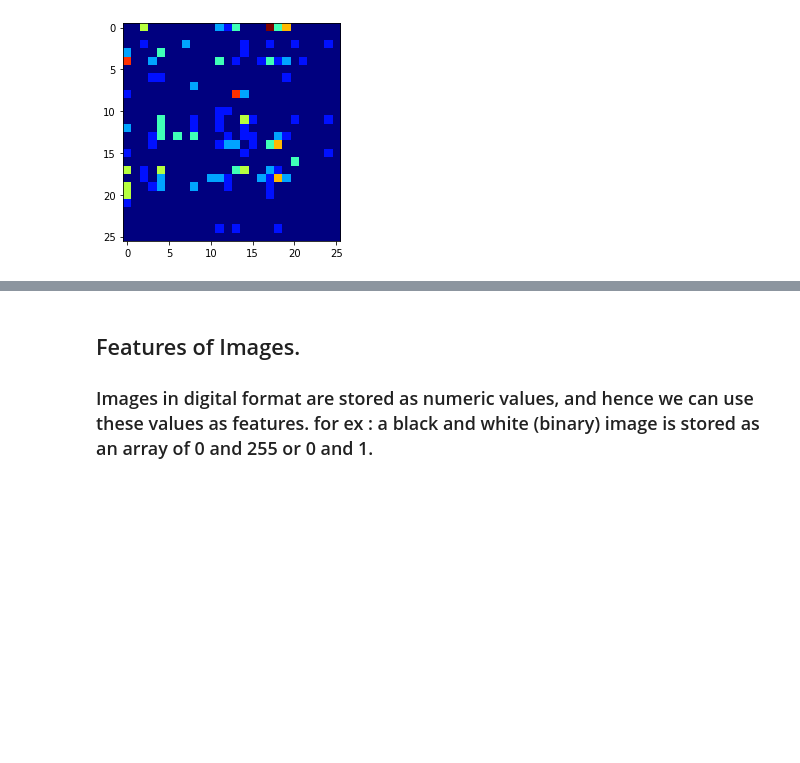
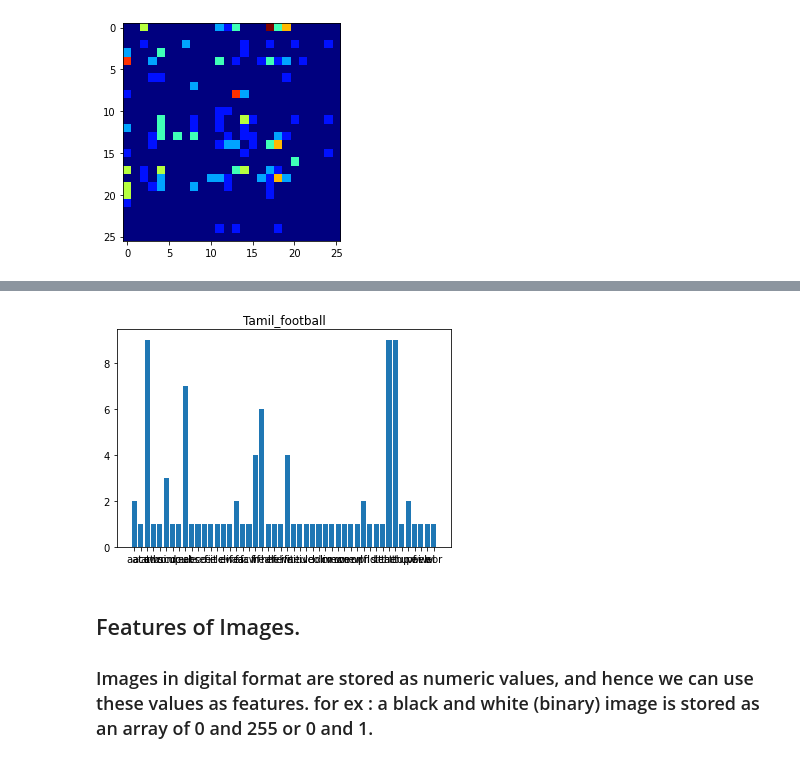
Before and after one commit to tpc1/fmml-jan-, a Jupyter notebook: FMML_M1L2_Features_Feb22.ipynb, the cells around one changed output, grey strips where cells are left out. Drawn from its saved outputs; the diff is of its cells as text; code cells hidden in the pictures; blank space fills up the shorter version.

```diff
--- a/FMML_M1L2_Features_Feb22.ipynb
+++ b/FMML_M1L2_Features_Feb22.ipynb
@@ -336,3 +336,5 @@ bifr2 = plotbihistogram(bigram_mal)
 # %% [output]
 [figure]
 [figure]
+# %%
+trigram_tamil = Counter(ngrams(tamil,3)) #trigrams
@@ -339,3 +361,10 @@ bifr2 = plotbihistogram(bigram_mal)
+# %%
+
+plothistogram(trigram_tamil)
+plt.title('Tamil_football')
+plt.show()
+# %% [output]
+[figure, added]
 # %% [markdown]
 ## Features of Images.
 ### Images in digital format are stored as numeric values, and hence we can use these values as features. for ex : a black and white (binary) image is stored as an array of 0  and 255 or 0 and 1.
```
Also changed, not shown: parts of 2 cells of this notebook.
